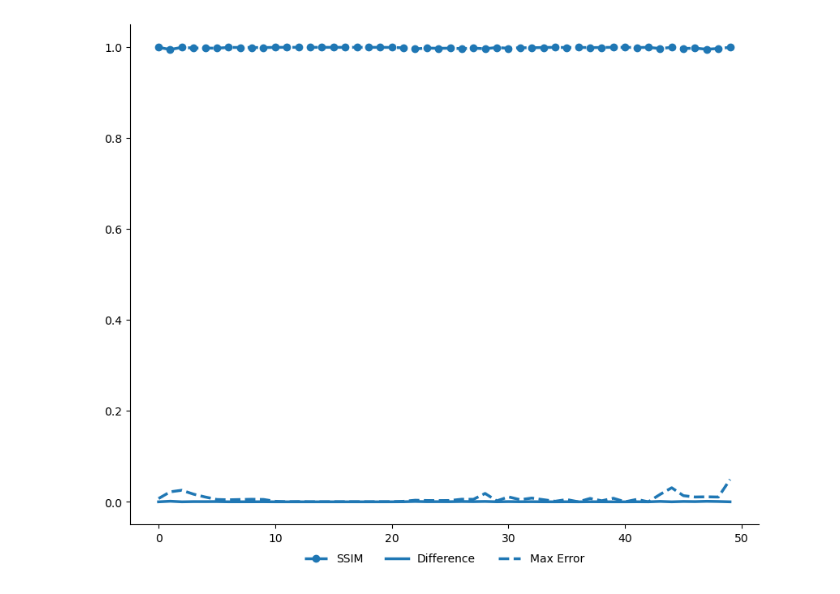
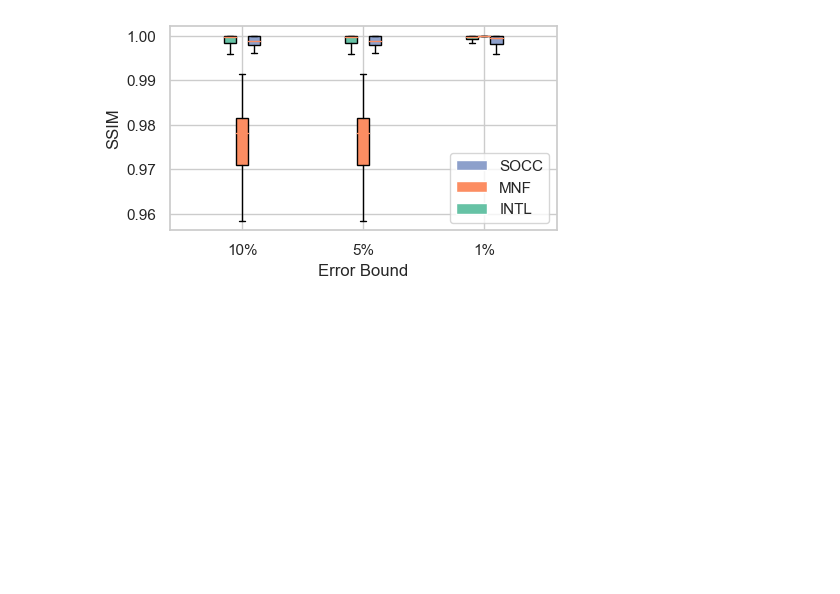
Before and after one commit to MORE-EU/more-vis-index, a Jupyter notebook: Results-Method.ipynb, the cells around one changed output. Cells and saved outputs as stored; diff of their text form; code cells hidden in the pictures; blank space fills up the shorter version.

```diff
--- a/Results-Method.ipynb
+++ b/Results-Method.ipynb
@@ -122,15 +155,14 @@ dct = {
     'flag': lambda col: col.mode() if col.nunique() == 1 else np.nan,
 }
 # %%
-def get_experiment_dfs(exp_id):
-    data = [f"{exp}/timeQueries/influx/" for exp in exps[exp_id]]
+def get_experiment_dfs(exp_id, db='influx'):
+    data = [f"{exp}/timeQueries/{db}/" for exp in exps[exp_id]]
     names = os.listdir(os.path.join(data[0]))
     if '.DS_Store' in names: names.remove('.DS_Store')
     runs = list(np.sort(os.listdir(os.path.join(data[0], names[0]))))
     if '.DS_Store' in runs: runs.remove('.DS_Store')
     results = ["ttiMinMaxResults"]
     results_paths = [os.path.join(d, name, run, result)  for name in names for d in data for result in results for run in runs  ]
-
     dfs_all = [pd.read_csv(os.path.join(df, "results.csv")) for df in results_paths]
     dfs = []
     for i in range(0, len(dfs_all), len(runs)):
@@ -298,0 +404,14 @@ for exp_id in time_exps:
+# %%
+for exp_id in time_exps:
+    j = 0
+    k = 0
+    dfs, names = get_experiment_dfs(exp_id, 'influx')
+    if(exp_id == 6):
+        sorted_dataframes = sorted(dfs, key=lambda df: convert_value(df['dataset'][0]))
+        plot_single_time(sorted_dataframes, "synthetic", exp_id)
+    else:
+        for i in range(0, len(dfs), len(labels[exp_id])):
+            plot_time(dfs[i : i + len(exps[exp_id])], names[j % len(names)], exp_id)
+            plot_time_only(dfs[i : i + len(exps[exp_id])], names[j % len(names)], exp_id)
+            plot_single_bars(dfs, exp_id)
+            j +=1
@@ -450,9 +633,69 @@ def plot_indexes(df1, name, exp_id):
 # %%
+all_ssim = []
 for exp_id in ssim_exps:
     j = 0
     k = 0
     dfs, names = get_experiment_dfs(exp_id)
     for i in range(len(dfs)):
-        plot_indexes(dfs[i], names[i], exp_id)
+        j = i % len(names)
+        name = dfs[i]['dataset'][0]
+        file_name = f"ssims-0.1/ssim-{name}-{labels[exp_id][j]}"
+        if(os.path.exists(file_name)):
+            with open(file_name, "rb") as f:
+                ssims = pickle.load(f)
+        else:
+            ssims, diffs = get_indexes(dfs[i], name, exp_id, j)
+            with open(file_name, "wb") as f:
+                pickle.dump(ssims, f)
+        all_ssim.append(ssims)
+
+
+def plot_barplot(data, y_label, x_label):
+    # Split the data into three datasets
+    datasets = [data[i:i + 3] for i in range(0, len(data), 3)]
+
+    # Calculate the average and standard deviation for each error bound set within each dataset
+    avg_times = []
+    std_devs = []
+    figsize=(5,3)
+    cols = {
+        0: 2,
+        1: 1,
+        2: 0
+    }
+    for dataset in datasets:
+        avg_times_dataset = [np.mean(values) for values in dataset]
+        std_devs_dataset = [np.std(values) for values in dataset]
+
+        avg_times.append(avg_times_dataset)
+        std_devs.append(std_devs_dataset)
+
+    # Set Seaborn style and color palette
+    sns.set(style="whitegrid", palette="Set2")
+
+    # Create boxplots to visualize the average times with error bars representing the standard deviations
+    error_bound_values = ['10%', '5%', '1%']
+    datasets_names = ['SOCC', 'MNF', 'INTL']
+    fig, ax = plt.subplots(figsize=figsize)
+    for i, dataset_name in enumerate(datasets_names):
+        bp = ax.boxplot(datasets[i], positions=np.arange(len(datasets[i])) + 0.1 * i, widths=0.1, patch_artist=True, showfliers=False)
+        for box in bp['boxes']:
+            box.set(facecolor=sns.color_palette("Set2")[i])
+        #ax.errorbar(np.arange(len(datasets[i])) + 0.1 * i, avg_times[i], yerr=std_devs[i], fmt='.', color='k', capsize=5, markersize=5)
+
+    # Add a legend with correct colors
+    legend_boxes = [plt.Rectangle((0, 0), 1, 1, facecolor=sns.color_palette("Set2")[cols[i]]) for i in range(len(datasets_names))]
+    ax.legend(legend_boxes, datasets_names)
+    fig.subplots_adjust(bottom=0.2, wspace=0.1)
+
+    # ax.set_title("Average SSIM")
+    ax.set_xlabel(x_label)
+    ax.set_ylabel(y_label)
+    ax.set_xticks(np.arange(len(error_bound_values)) + 0.1)
+    ax.set_xticklabels(error_bound_values)
+    plt.savefig(f'ssims/{y_label}'.replace("%", ""), dpi=300, bbox_inches='tight')  # Adjust the filename and DPI as needed
+    plt.show()
+
+plot_barplot(all_ssim, "SSIM", "Error Bound")
 # %% [output]
-[figure, old version]
+[figure, new version]
```
Also changed, not shown: parts of 11 cells of this notebook, 13 other files.
